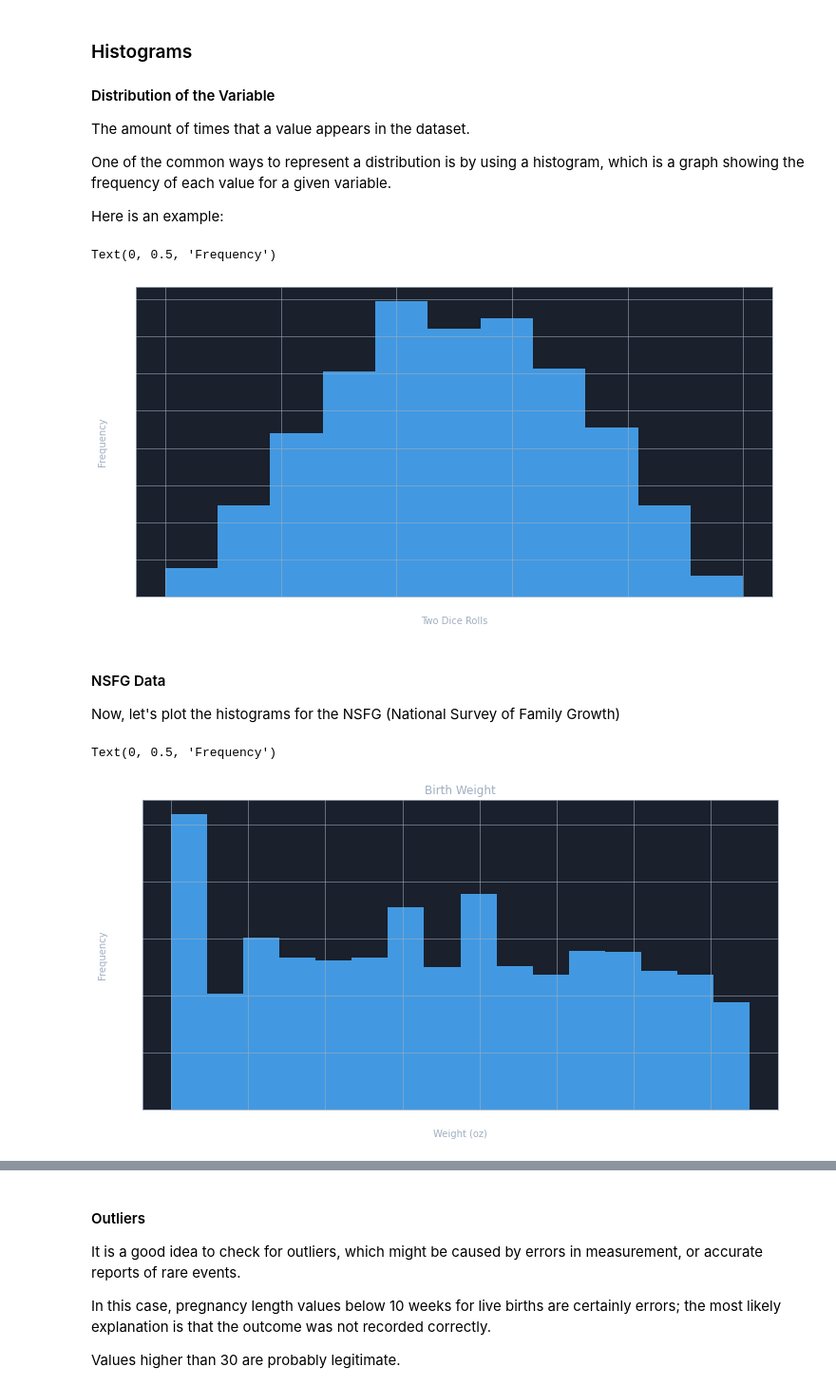
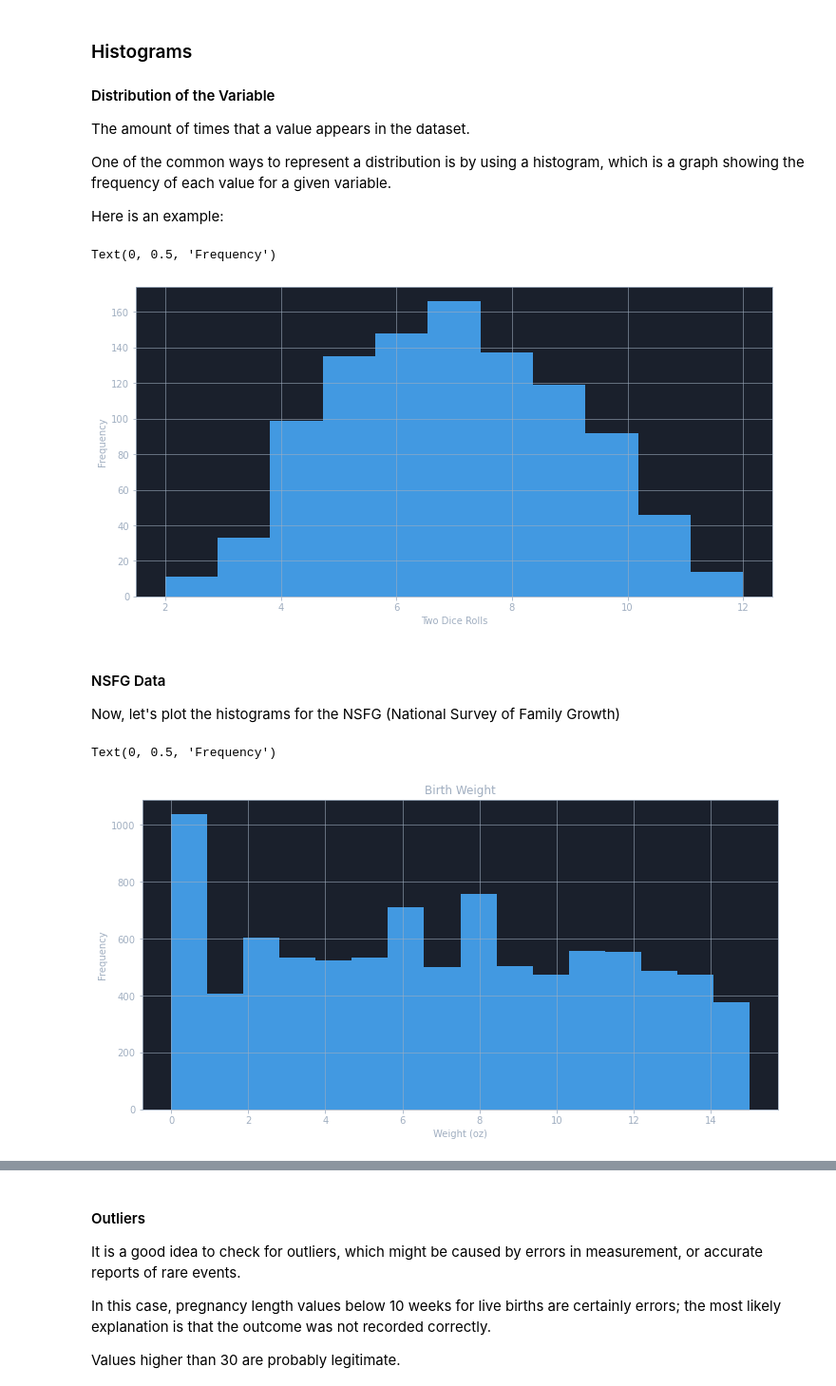
Before and after one commit to Devwulf/road-to-data-science, a Jupyter notebook: statistics/02 - Distributions.ipynb, the cells around one changed output, grey strips where cells are left out. Shown at 95% size. Cells and saved outputs as stored; diff of their text form; code cells hidden in the pictures.

```diff
--- a/statistics/02 - Distributions.ipynb
+++ b/statistics/02 - Distributions.ipynb
@@ -15,34 +15,36 @@ import matplotlib.pyplot as plt
 import matplotlib
 from matplotlib import rcParams
 from cycler import cycler
 
 matplotlib.style.use("dark_background")
 %matplotlib inline
 rcParams["figure.figsize"] = (12, 6)
 rcParams["axes.prop_cycle"] = cycler(color=["#4299E1", "#F56565"])
 rcParams["axes.facecolor"] = "#1A202C"
 rcParams["axes.edgecolor"] = "#A0AEC0"
 rcParams["axes.grid"] = True
 rcParams["grid.color"] = "#A0AEC0"
 rcParams["grid.alpha"] = 0.7
 rcParams["axes.titlecolor"] = "#A0AEC0"
 rcParams["axes.labelcolor"] = "#A0AEC0"
+rcParams["xtick.color"] = "#A0AEC0"
+rcParams["ytick.color"] = "#A0AEC0"
 
 # Simulating 1000 rolls of 2 dice
 dieRolls1 = [round(random() * 5 + 1) for i in range(0, 1000)]
 dieRolls2 = [round(random() * 5 + 1) for i in range(0, 1000)]
 
 # Adding the values of the rolled dice values
 dieRollSum = np.array([dieRolls1[i] + dieRolls2[i] for i in range(0, 1000)])
 series = pd.Series(dieRollSum)
 
 # Showing the frequency of each value
 series.plot.hist(bins=11) # 11 because getting a 1 from two dice is impossible
 plt.xlabel("Two Dice Rolls")
 plt.ylabel("Frequency")
 # %% [output]
 Text(0, 0.5, 'Frequency')
-[figure, old version]
+[figure, new version]
 # %% [markdown]
 #### NSFG Data
 Now, let's plot the histograms for the NSFG (National Survey of Family Growth)
@@ -55,7 +57,7 @@ plt.xlabel("Weight (oz)")
 plt.ylabel("Frequency")
 # %% [output]
 Text(0, 0.5, 'Frequency')
-[figure, old version]
+[figure, new version]
 # %%
 nsfg["agepreg"].plot.hist(bins=20)
 plt.title("Pregnancy Age")
```
Also changed, not shown: parts of 13 cells of this notebook, 2 other files.
